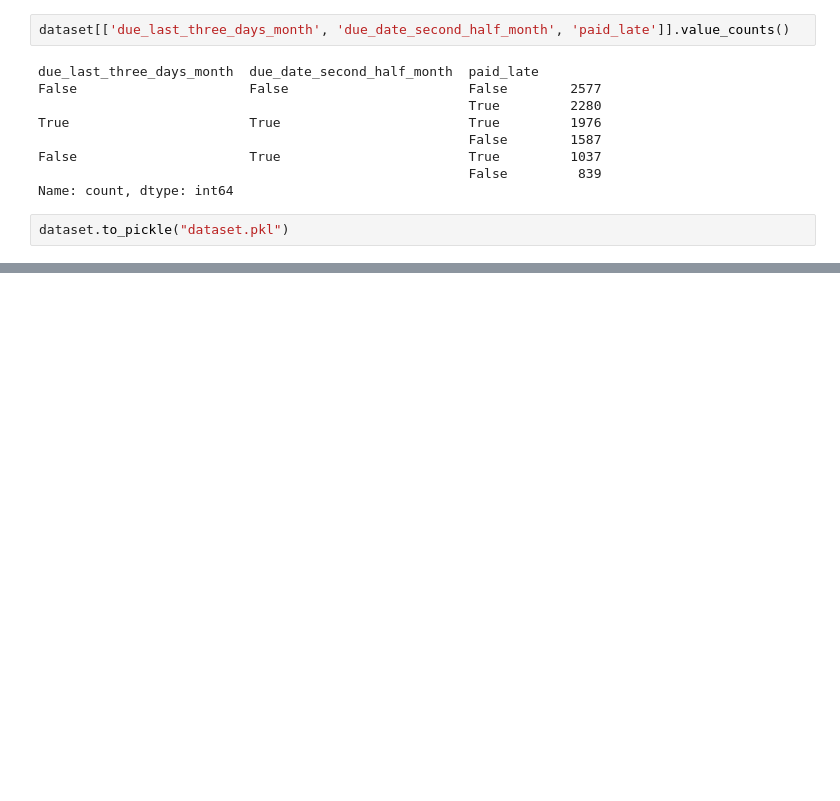
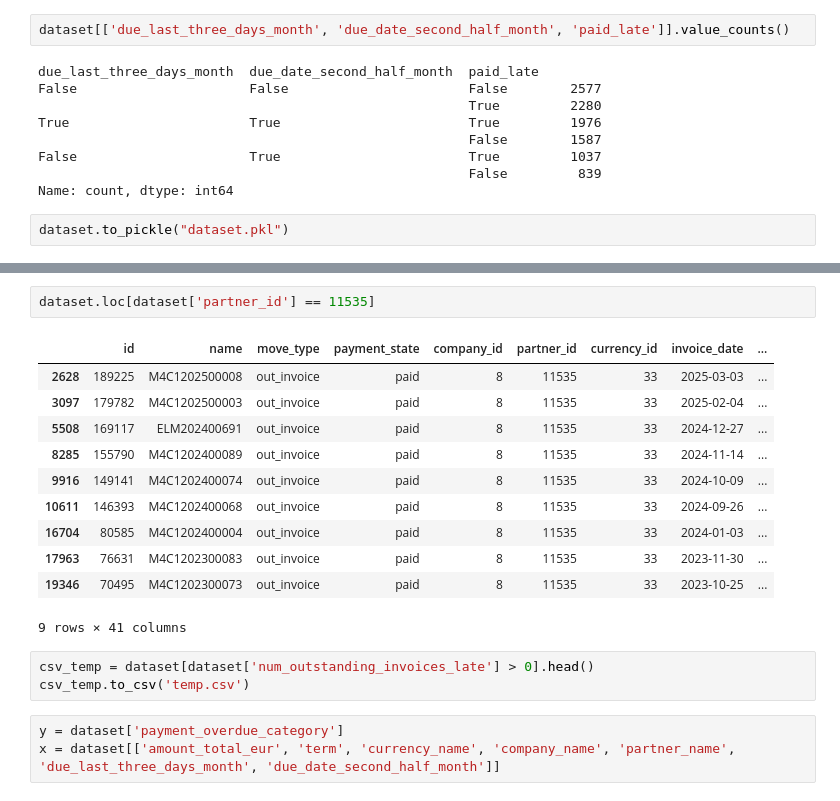
Before and after one commit to isma-fernandez/ai-agent-invoice-payment-prediction-b2b, a Jupyter notebook: exploratory.ipynb, the cells around one changed output, grey strips where cells are left out. Saved outputs shown, nothing was run; the diff lists cells and outputs as text; blank space fills up the shorter version.

Commit message:
Creado notebook para el baseline y seleccionadas columnas a utilizar para el modelo

```diff
--- a/exploratory.ipynb
+++ b/exploratory.ipynb
@@ -2542,0 +2580,20 @@ days_in_month
+# %%
+dataset.loc[dataset['partner_id'] == 11535]
+# %% [output]
+|  | id | name | move_type | payment_state | company_id | partner_id | currency_id | invoice_date | ... |
+| 2628 | 189225 | M4C1202500008 | out_invoice | paid | 8 | 11535 | 33 | 2025-03-03 | ... |
+| 3097 | 179782 | M4C1202500003 | out_invoice | paid | 8 | 11535 | 33 | 2025-02-04 | ... |
+| 5508 | 169117 | ELM202400691 | out_invoice | paid | 8 | 11535 | 33 | 2024-12-27 | ... |
+| 8285 | 155790 | M4C1202400089 | out_invoice | paid | 8 | 11535 | 33 | 2024-11-14 | ... |
+| 9916 | 149141 | M4C1202400074 | out_invoice | paid | 8 | 11535 | 33 | 2024-10-09 | ... |
+| 10611 | 146393 | M4C1202400068 | out_invoice | paid | 8 | 11535 | 33 | 2024-09-26 | ... |
+| 16704 | 80585 | M4C1202400004 | out_invoice | paid | 8 | 11535 | 33 | 2024-01-03 | ... |
+| 17963 | 76631 | M4C1202300083 | out_invoice | paid | 8 | 11535 | 33 | 2023-11-30 | ... |
+| 19346 | 70495 | M4C1202300073 | out_invoice | paid | 8 | 11535 | 33 | 2023-10-25 | ... |
+9 rows × 41 columns
+# %%
+csv_temp = dataset[dataset['num_outstanding_invoices_late'] > 0].head()
+csv_temp.to_csv('temp.csv')
+# %%
+y = dataset['payment_overdue_category']
+x = dataset[['amount_total_eur', 'term', 'currency_name', 'company_name', 'partner_name', 'due_last_three_days_month', 'due_date_second_half_month']]
```
Also changed, not shown: parts of 5 cells of this notebook, 2 other files.
